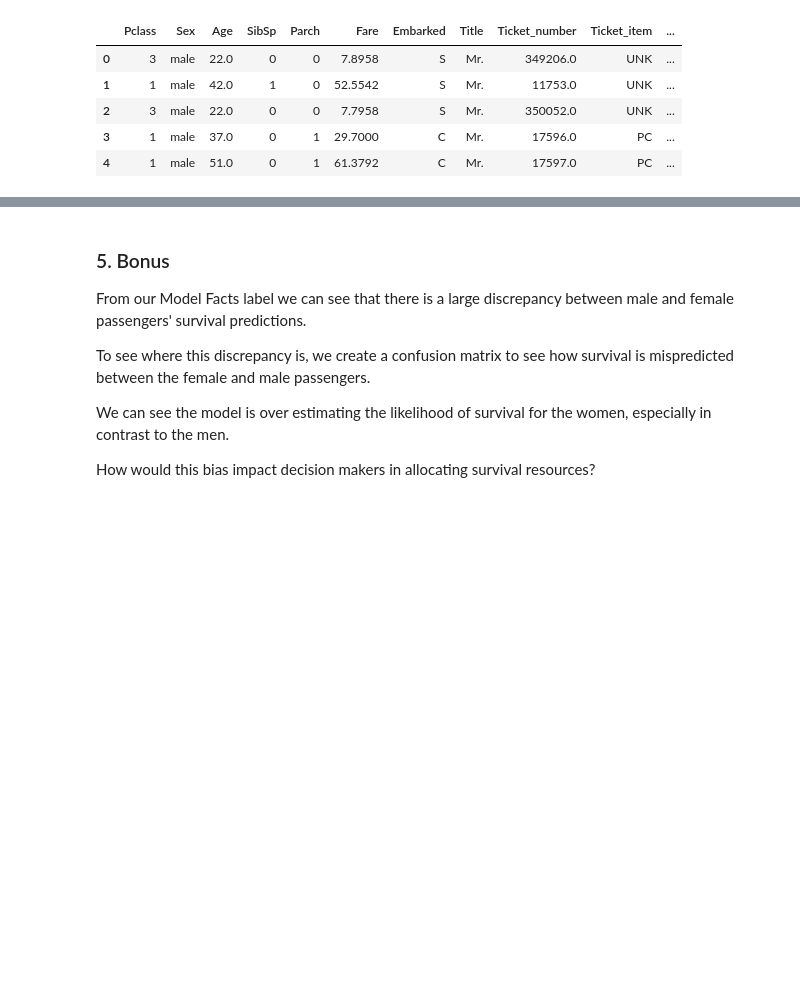
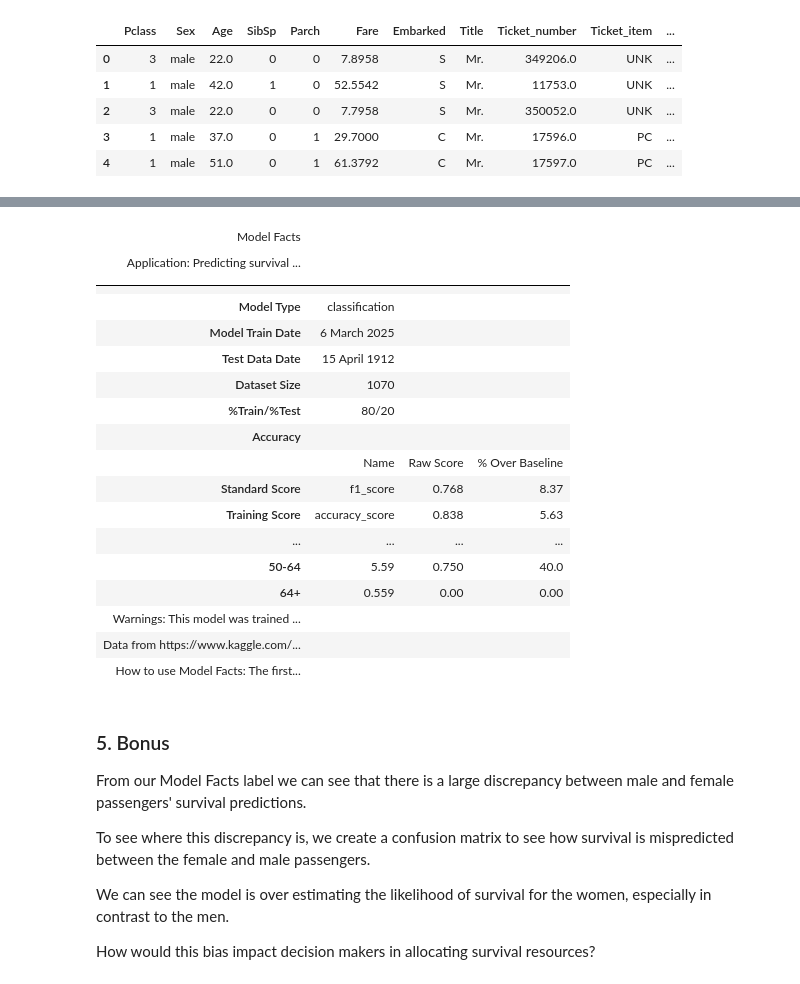
Before and after one commit to jhzsquared/model_facts, a Jupyter notebook: demos/model_facts_titanic.ipynb, the cells around one changed output, grey strips where cells are left out. Drawn from its saved outputs; the diff is of its cells as text; code cells hidden in the pictures; blank space fills up the shorter version.

```diff
--- a/demos/model_facts_titanic.ipynb
+++ b/demos/model_facts_titanic.ipynb
@@ -264,5 +264,27 @@ table = model_facts.make_label(mf_titanic, application, warnings, source, show =
 | Data from https://www.kaggle.com/... |  |  |  |
 | How to use Model Facts: The first... |  |  |  |
+# %%
+table.save('model_facts_titanic.png', web_driver = "firefox")
+# %% [output]
+| Model Facts |  |  |  |
+| Application: Predicting survival ... |  |  |  |
+|  |  |  |  |
+|  |  |  |  |
+| Model Type | classification |  |  |
+| Model Train Date | 6 March 2025 |  |  |
+| Test Data Date | 15 April 1912 |  |  |
+| Dataset Size | 1070 |  |  |
+| %Train/%Test | 80/20 |  |  |
+| Accuracy |  |  |  |
+|  | Name | Raw Score | % Over Baseline |
+| Standard Score | f1_score | 0.768 | 8.37 |
+| Training Score | accuracy_score | 0.838 | 5.63 |
+| ... | ... | ... | ... |
+| 50-64 | 5.59 | 0.750 | 40.0 |
+| 64+ | 0.559 | 0.00 | 0.00 |
+| Warnings: This model was trained ... |  |  |  |
+| Data from https://www.kaggle.com/... |  |  |  |
+| How to use Model Facts: The first... |  |  |  |
 # %%
 # save Model Facts into a file
 # programatically saves the screenshot
```
Also changed, not shown: parts of 12 cells of this notebook, 10 other files.
